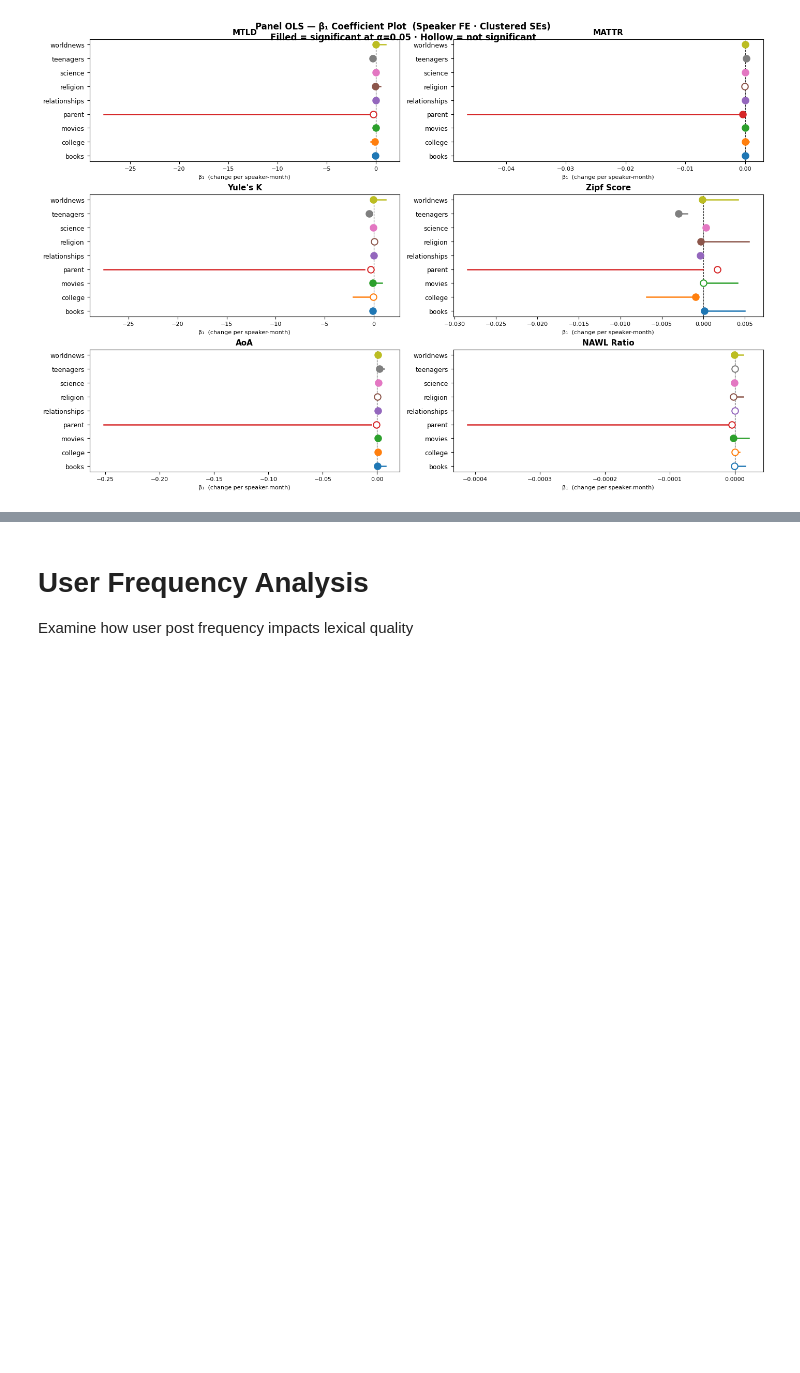
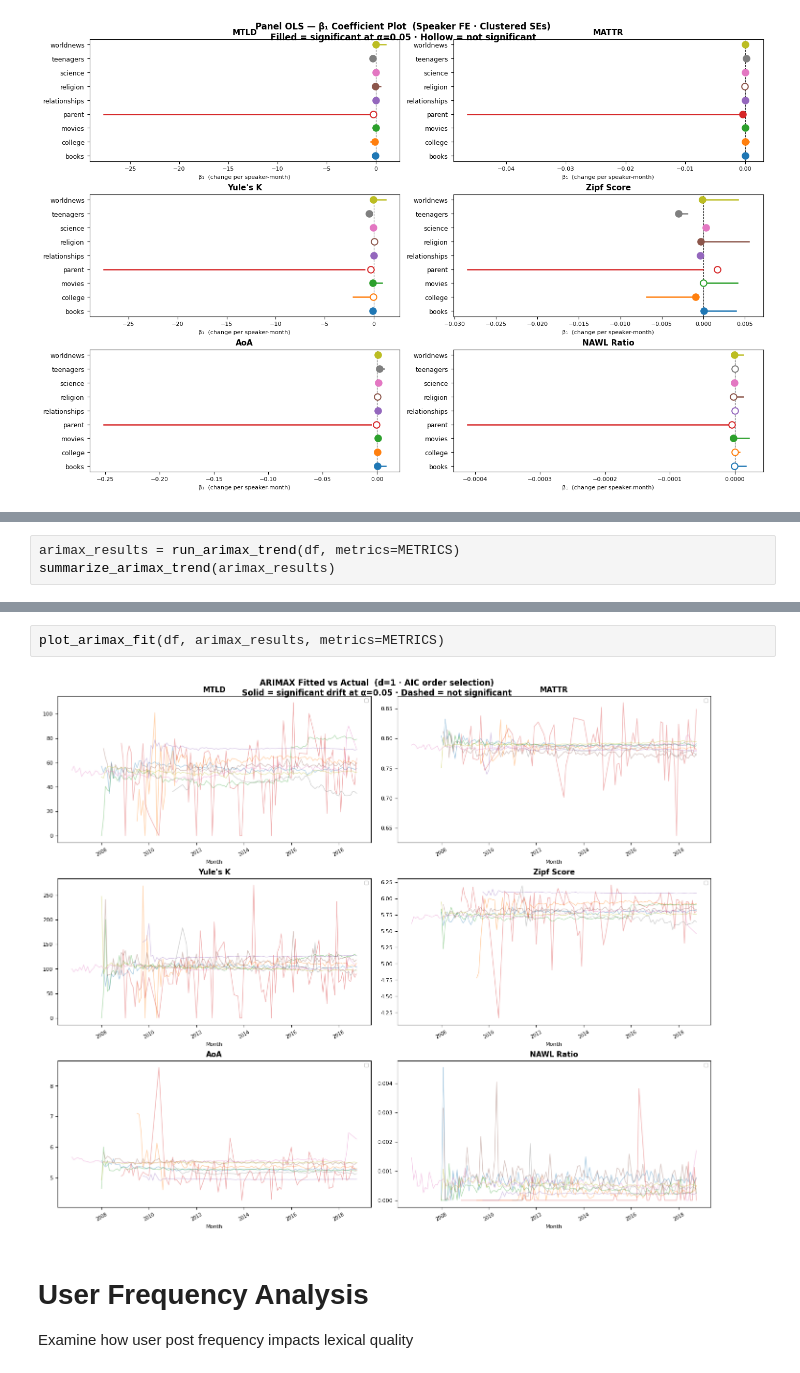
Before and after one commit to nickvick04/ORFE-Thesis, a Jupyter notebook: src/final.ipynb, the cells around one changed output, grey strips where cells are left out. Cells and saved outputs as stored; diff of their text form; blank space fills up the shorter version.

Commit message:
arimax run

```diff
--- a/src/final.ipynb
+++ b/src/final.ipynb
@@ -213,0 +214,3 @@ plot_panel_coef(panel_results, metrics=METRICS)
+# %%
+arimax_results = run_arimax_trend(df, metrics=METRICS)
+summarize_arimax_trend(arimax_results)
@@ -214,3 +235,7 @@ plot_panel_coef(panel_results, metrics=METRICS)
+# %%
+plot_arimax_fit(df, arimax_results, metrics=METRICS)
+# %% [output]
+[figure, added]
 # %% [markdown]
 # User Frequency Analysis
 Examine how user post frequency impacts lexical quality
```
Also changed, not shown: parts of 5 cells of this notebook.
